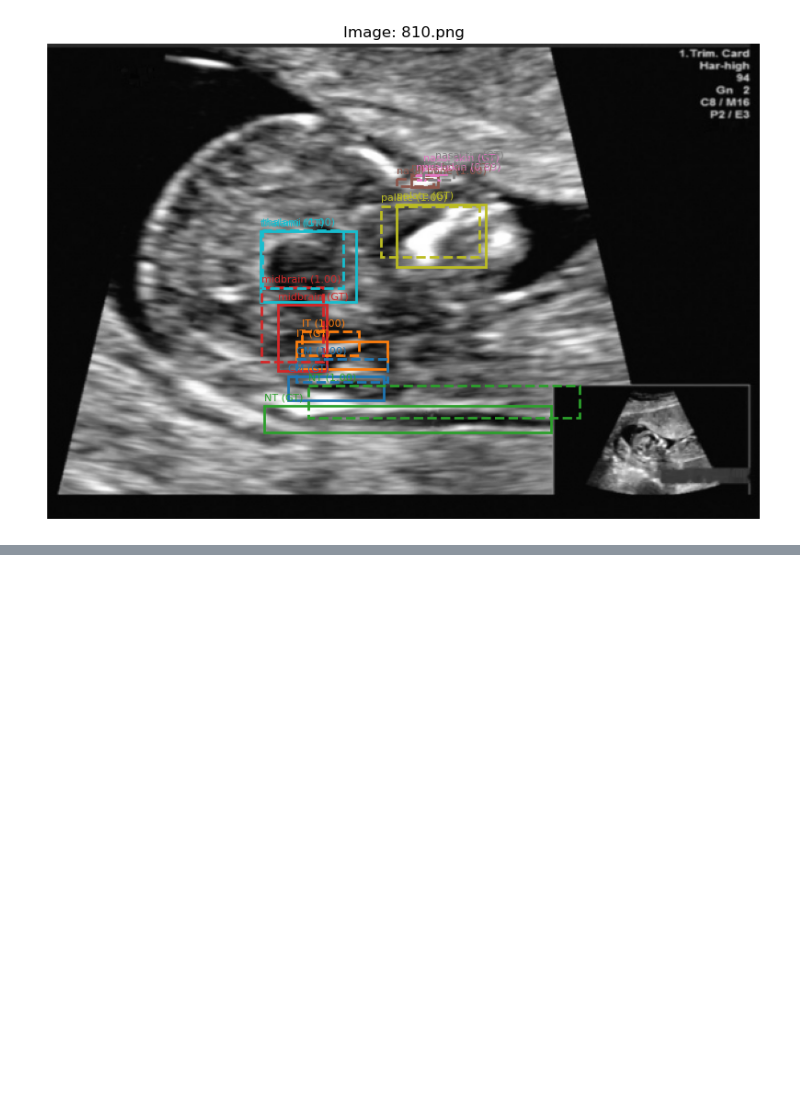
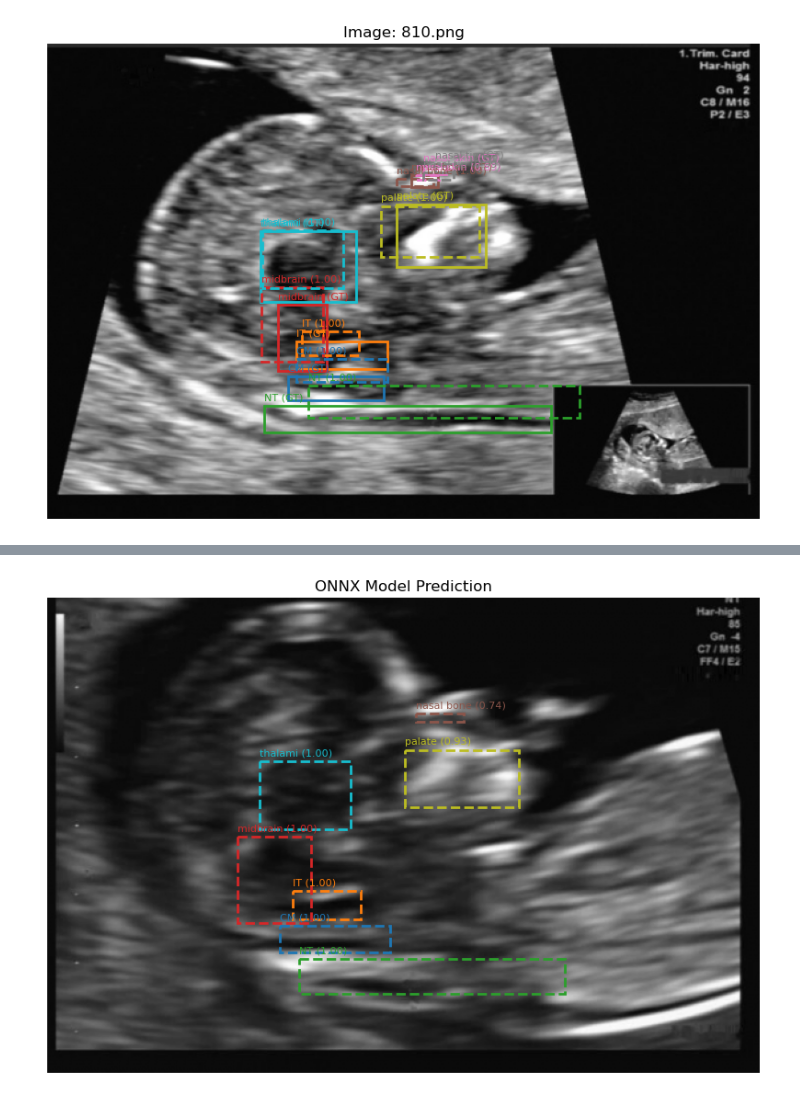
Before and after one commit to josulas/iamedic-demo, a Jupyter notebook: models/localizer.ipynb, the cells around one changed output, grey strips where cells are left out. Drawn from its saved outputs; the diff is of its cells as text; code cells hidden in the pictures; blank space fills up the shorter version.

```diff
--- a/models/localizer.ipynb
+++ b/models/localizer.ipynb
@@ -537,3 +537,71 @@ def save_model_onnx(model, filename="anatomy_detector.onnx", input_shape=(1, 1,
     print(f"Model saved to {filename}")
 
 # save_model_onnx(model, filename="anatomy_detector.onnx", input_shape=(1, 1, TARGET_HEIGHT, TARGET_WIDTH))
+# %%
+import onnxruntime as ort
+
+# Load ONNX model
+onnx_model_path = "anatomy_detector.onnx"
+ort_session = ort.InferenceSession(onnx_model_path)
+
+# Test inference with dummy input
+dummy_input = np.random.randn(1, 1, TARGET_HEIGHT, TARGET_WIDTH).astype(np.float32)
+ort_inputs = {'input': dummy_input}
+ort_outputs = ort_session.run(None, ort_inputs)
+
+print("ONNX model loaded successfully!")
+print(f"Output shapes - Class probabilities: {ort_outputs[0].shape}, Boxes: {ort_outputs[1].shape}")
+
+# Plot results from ONNX inference
+def visualize_onnx_prediction(ort_session, img, threshold=0.3):
+    img_input = img.unsqueeze(0).numpy()  # [1, 1, H, W]
+    ort_inputs = {'input': img_input}
+
+    pred_class, pred_boxes = ort_session.run(None, ort_inputs)
+    pred_class = torch.tensor(pred_class.squeeze(0))  # [K]
+    pred_boxes = torch.tensor(pred_boxes.squeeze(0))  # [K, 4]
+    img_np = img.squeeze().numpy()  # [H, W]
+    fig, ax = plt.subplots(1, figsize=(10, 10))
+    ax.imshow(img_np, cmap='gray')
+    colors = plt.get_cmap('tab10', len(structures))
+    color_map = {structure: colors(i) for i, structure in enumerate(structures)}
+    for class_idx in range(len(structures)):
+        if pred_class[class_idx] > threshold:
+            structure_name = id_to_structure[class_idx]
+            cx, cy, w, h = pred_boxes[class_idx]
+            draw_box(ax, cx, cy, w, h, TARGET_WIDTH, TARGET_HEIGHT,
+                     label=f"{structure_name} ({pred_class[class_idx]:.2f})",
+                     color=color_map[structure_name], style='dashed')
+    plt.title('ONNX Model Prediction')
+    plt.axis('off')
+
+# Visualize ONNX prediction for the first validation image
+for i in range(1):  # Visualize 1 prediction
+    img, _, _ = val_ds[i]
+    visualize_onnx_prediction(ort_session, img, threshold=0.3)
+
+# Calculate average inference time
+def measure_inference_time(ort_session, dataset, num_images=10, runs_per_image=10):
+    total_time = 0
+    for i in range(num_images):
+        img, _, _ = dataset[i]
+        img_input = img.unsqueeze(0).numpy()  # [1, 1, H, W]
+        ort_inputs = {'input': img_input}
+
+        import time
+        start_time = time.time()
+        for _ in range(runs_per_image):
+            ort_session.run(None, ort_inputs)
+        end_time = time.time()
+
+        avg_time = (end_time - start_time) / runs_per_image
+        total_time += avg_time
+        print(f"Average inference time for image {i}: {avg_time:.6e} seconds")
+
+    overall_avg = total_time / num_images
+    print(f"\nOverall average inference time across {num_images} images: {overall_avg:.6f} seconds")
+    return overall_avg
+
+# Measure inference time across multiple validation images
+avg_time = measure_inference_time(ort_session, val_ds, num_images=10, runs_per_image=10)
+# %% [output]
@@ -539,0 +622 @@ def save_model_onnx(model, filename="anatomy_detector.onnx", input_shape=(1, 1,
+[figure, added]
```
Also changed, not shown: parts of 2 cells of this notebook, 1 other file.
